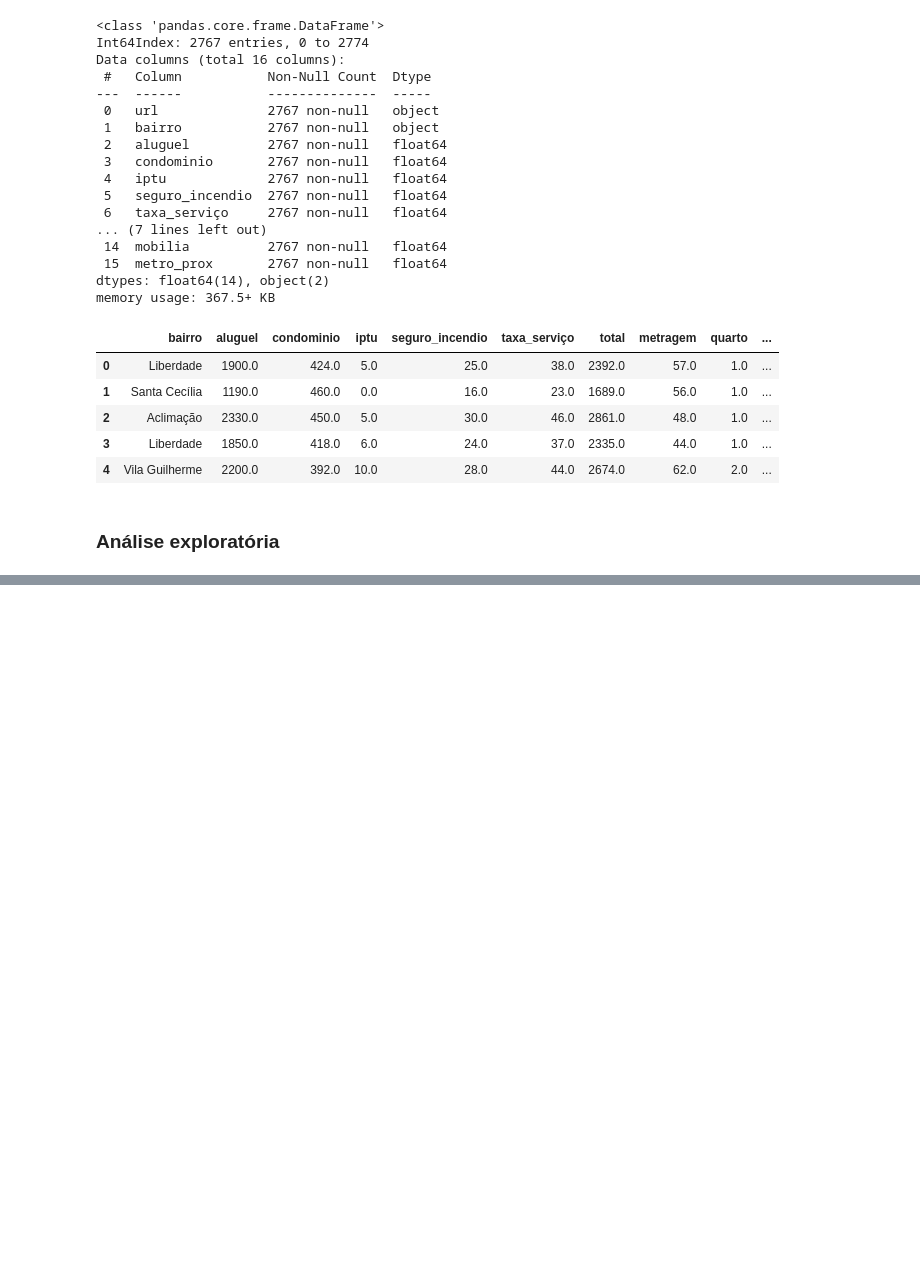
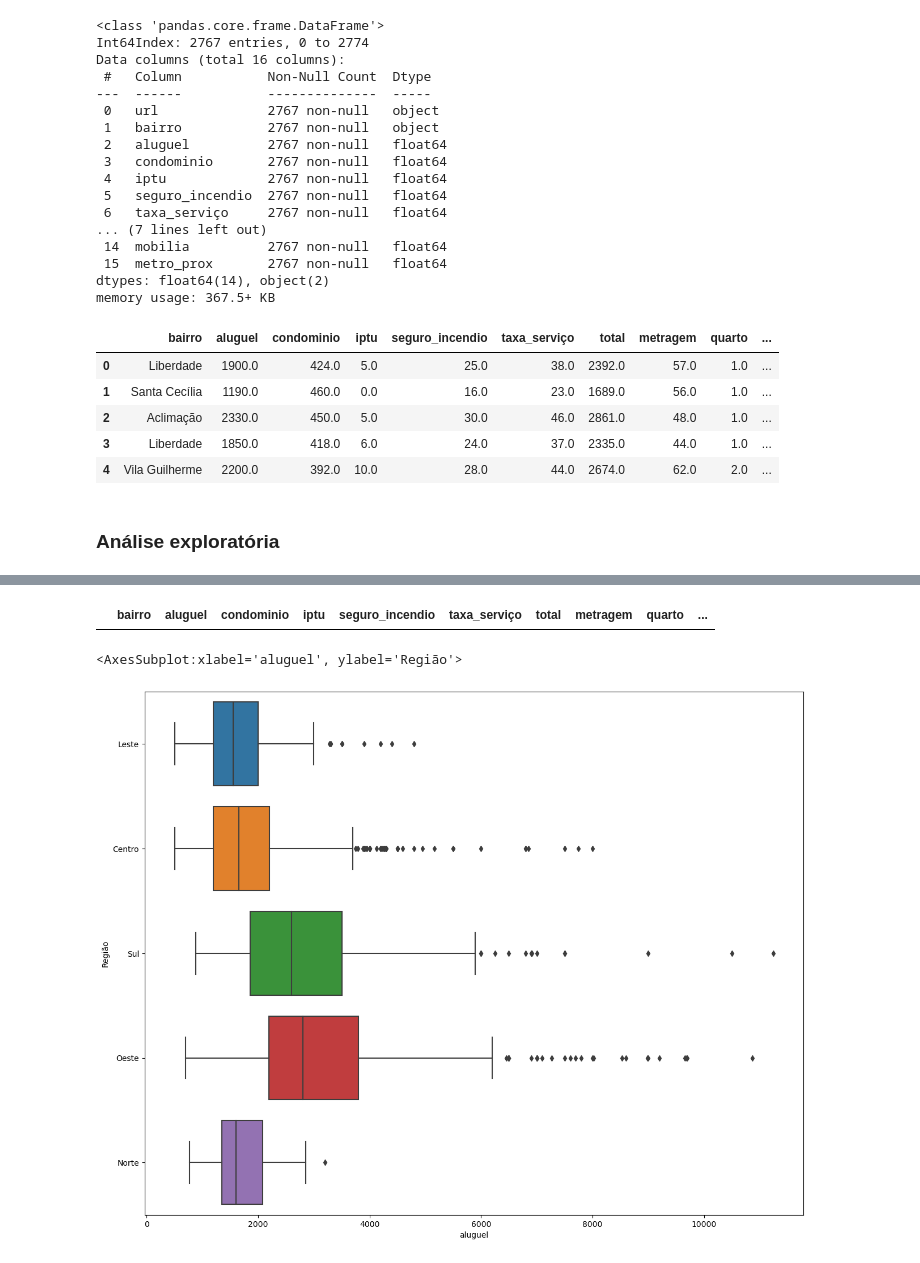
Before and after one commit to cassio645/Machine-learning, a Jupyter notebook: Projetos/aluguel_rj.ipynb, the cells around one changed output, grey strips where cells are left out. Saved outputs shown, nothing was run; the diff lists cells and outputs as text; code cells hidden in the pictures; blank space fills up the shorter version.

```diff
--- a/Projetos/aluguel_rj.ipynb
+++ b/Projetos/aluguel_rj.ipynb
@@ -168,0 +222,3 @@ base.head()
+# %%
+regioes = pd.read_excel("data/bairros.xlsx")
+regioes.head()
@@ -168,0 +232,9 @@ base.head()
+# %%
+# Juntando as duas bases com how=left para pegar todas infos da primeira base
+# left_on e right_on são as colunas que serão usadas de lógica para mesclagem
+base2 = pd.merge(
+    base,
+    regioes,
+    how='left',
+    left_on='bairro', right_on='Bairro'
+)
@@ -168,0 +261,19 @@ base.head()
+# %%
+# Substituindo o valor nulo na Região por Norte
+base2.loc[base2.Região.isnull(), 'Região'] = 'Norte'
+# %%
+# Removendo o espaço que aparece no nome vila maria
+base2.loc[base2.bairro == "Vila Maria ", 'bairro'] = "Vila Maria"
+# %%
+# verificando se tem regiao nula
+base2[base2['Região'].isnull()]
+# %% [output]
+|  | bairro | aluguel | condominio | iptu | seguro_incendio | taxa_serviço | total | metragem | quarto | ... |
+# %%
+# Criando um gráfico de aluguel e região
+
+fig, ax = plt.subplots(figsize=(15, 12))
+sns.boxplot(x='aluguel', y='Região', data=base2, orient='h')
+# %% [output]
+<AxesSubplot:xlabel='aluguel', ylabel='Região'>
+[figure, added]
```
Also changed, not shown: parts of 29 cells of this notebook, 1 other file.
